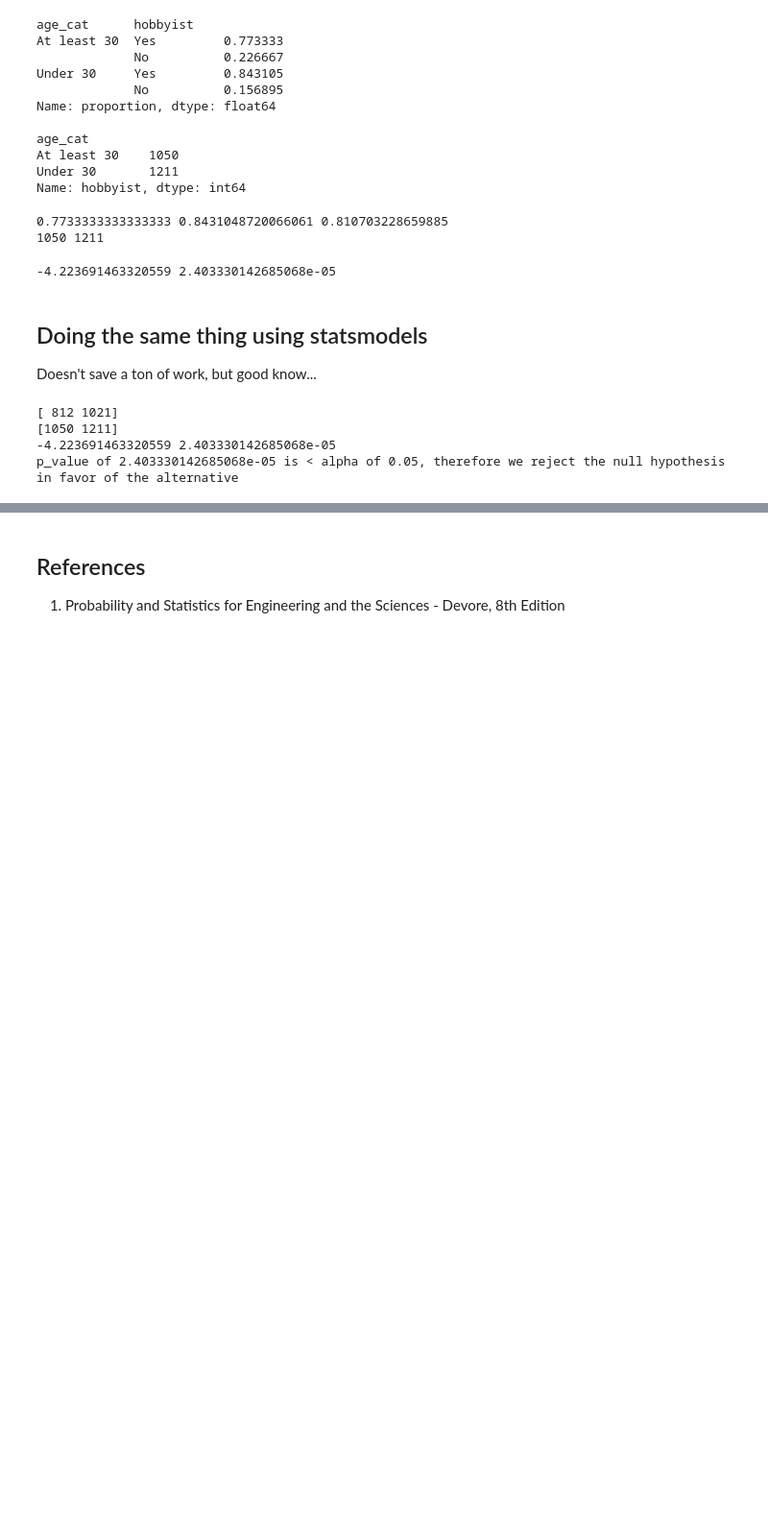
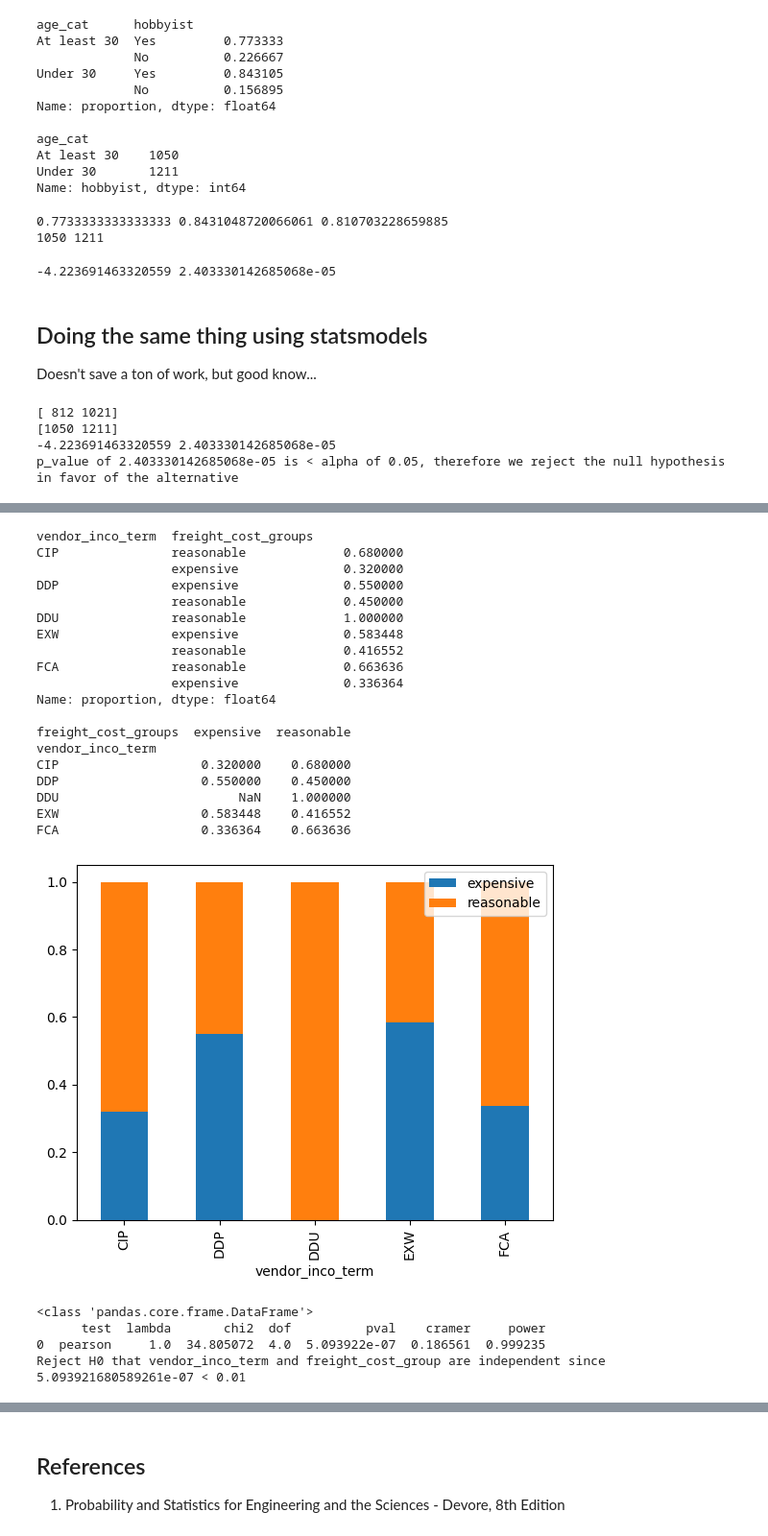
Before and after one commit to MichaelSzczepaniak/DataCamp, a Jupyter notebook: Tracks/Associate Data Scientist/29 Hypothesis Testing in Python/HypothesisTesting.ipynb, the cells around one changed output, grey strips where cells are left out. Shown: that part at 96% size. Cells and saved outputs as stored; diff of their text form; code cells hidden in the pictures; blank space fills up the shorter version.

```diff
--- a/Tracks/Associate Data Scientist/29 Hypothesis Testing in Python/HypothesisTesting.ipynb
+++ b/Tracks/Associate Data Scientist/29 Hypothesis Testing in Python/HypothesisTesting.ipynb
@@ -866,0 +1017,54 @@ p_value of 2.403330142685068e-05 is < alpha of 0.05, therefore we reject the nul
+# %%
+# Proportion of freight_cost_groups grouped by vendor_inco_term
+props = late_shipments.groupby("vendor_inco_term")["freight_cost_groups"].value_counts(normalize=True)
+
+# Print props
+print(props, "\n")
+
+# Convert props to wide format
+wide_props = props.unstack()
+
+# Print wide_props
+print(wide_props)
+
+# Proportional stacked bar plot of freight_cost_group vs. vendor_inco_term
+wide_props.plot(kind="bar", stacked=True)
+plt.legend(loc='upper right')
+plt.show()
+# %% [output]
+vendor_inco_term  freight_cost_groups
+CIP               reasonable             0.680000
+                  expensive              0.320000
+DDP               expensive              0.550000
+                  reasonable             0.450000
+DDU               reasonable             1.000000
+EXW               expensive              0.583448
+                  reasonable             0.416552
+FCA               reasonable             0.663636
+                  expensive              0.336364
+Name: proportion, dtype: float64
+
+freight_cost_groups  expensive  reasonable
+vendor_inco_term
+CIP                   0.320000    0.680000
+DDP                   0.550000    0.450000
+DDU                        NaN    1.000000
+EXW                   0.583448    0.416552
+FCA                   0.336364    0.663636
+[figure, added]
+# %%
+# Determine if freight_cost_group and vendor_inco_term are independent
+expected, observed, stats = pingouin.chi2_independence(data=late_shipments, x="freight_cost_groups", y="vendor_inco_term")
+
+# Print results
+result = stats[stats['test'] == 'pearson']
+print(type(result))
+print(result)
+p_value = result["pval"][0]
+# print(p_value)
+print(f"Reject H0 that vendor_inco_term and freight_cost_group are independent since {p_value} < 0.01")
+# %% [output]
+<class 'pandas.core.frame.DataFrame'>
+      test  lambda       chi2  dof          pval    cramer     power
+0  pearson     1.0  34.805072  4.0  5.093922e-07  0.186561  0.999235
+Reject H0 that vendor_inco_term and freight_cost_group are independent since 5.093921680589261e-07 < 0.01
```
Also changed, not shown: parts of 33 cells of this notebook.
